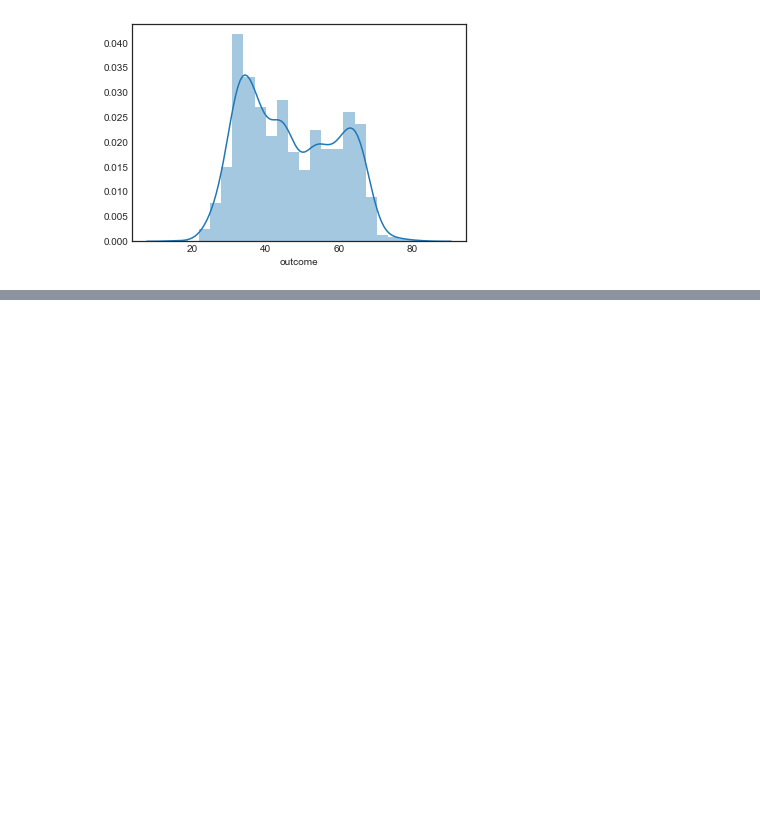
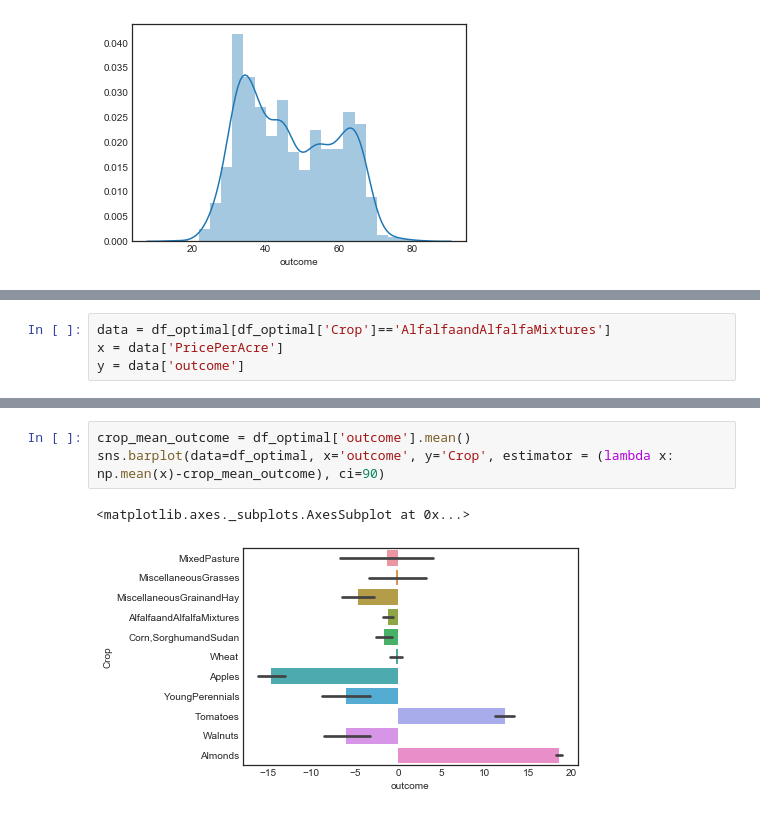
Before and after one commit to eanderson-ei/cv-mbom, a Jupyter notebook: notebooks/business-as-usual.ipynb, the cells around one changed output, grey strips where cells are left out. Cells and saved outputs as stored; diff of their text form; blank space fills up the shorter version.

Commit message:
explored increase in FieldCropPrice for optimal outcome

```diff
--- a/notebooks/business-as-usual.ipynb
+++ b/notebooks/business-as-usual.ipynb
@@ -429,0 +455,4 @@ sns.distplot(df_optimal.dropna(subset=['outcome'])['outcome'])
+# %%
+data = df_optimal[df_optimal['Crop']=='AlfalfaandAlfalfaMixtures']
+x = data['PricePerAcre']
+y = data['outcome']
@@ -429,0 +477,6 @@ sns.distplot(df_optimal.dropna(subset=['outcome'])['outcome'])
+# %%
+crop_mean_outcome = df_optimal['outcome'].mean()
+sns.barplot(data=df_optimal, x='outcome', y='Crop', estimator = (lambda x: np.mean(x)-crop_mean_outcome), ci=90)
+# %% [output]
+<matplotlib.axes._subplots.AxesSubplot at 0x...>
+[figure, added]
```
Also changed, not shown: parts of 14 cells of this notebook, 1 other file.
